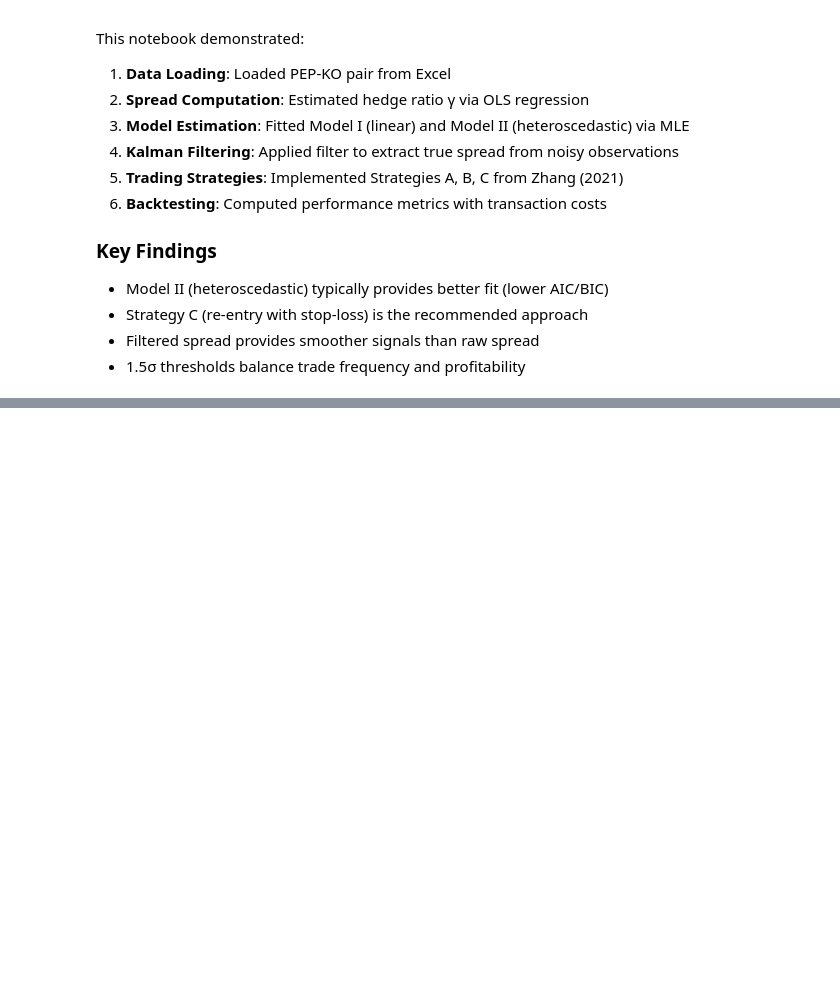
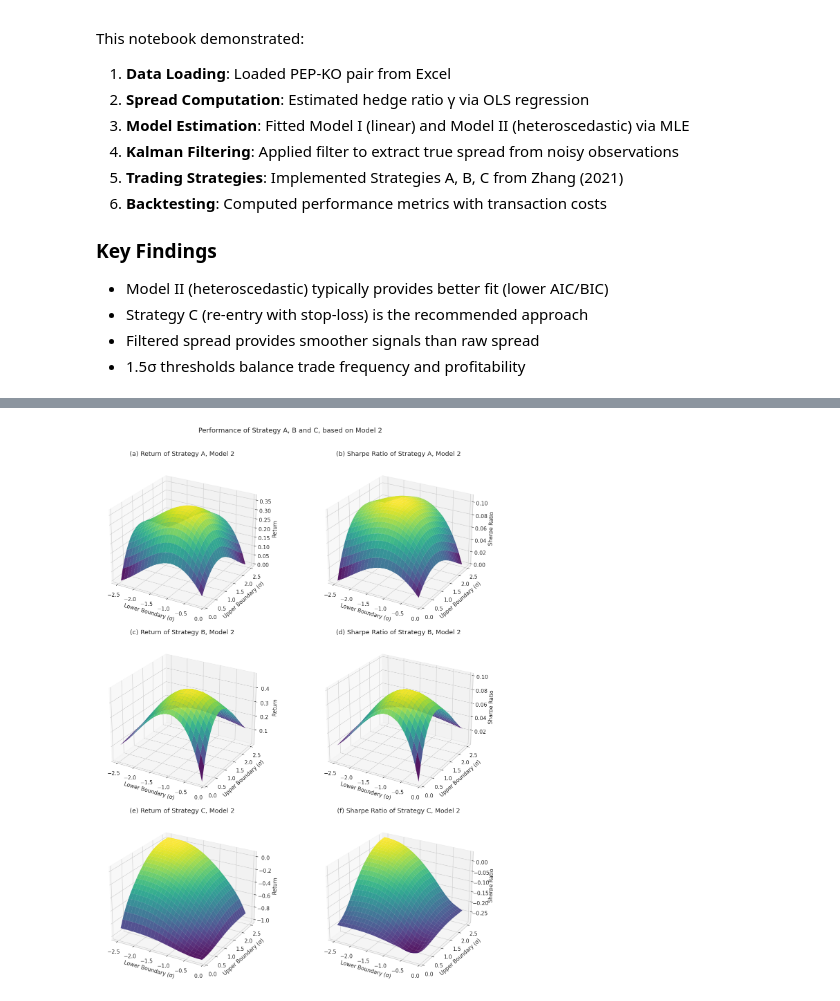
Before and after one commit to HUGO-ROCHA-MONDRAGON/PAIRS_TRADING_SSM, a Jupyter notebook: pairs-ssm/notebooks/01_pep_ko_analysis.ipynb, the cells around one changed output, grey strips where cells are left out. Cells and saved outputs as stored; diff of their text form; code cells hidden in the pictures; blank space fills up the shorter version.

```diff
--- a/pairs-ssm/notebooks/01_pep_ko_analysis.ipynb
+++ b/pairs-ssm/notebooks/01_pep_ko_analysis.ipynb
@@ -361,0 +597,39 @@ This notebook demonstrated:
+# %%
+# =============================================================================
+# 3D Surface Plots: CR and SR for all Models (Figures A1-A5 from paper)
+# =============================================================================
+from mpl_toolkits.mplot3d import Axes3D
+from pairs_ssm.optimization.table1 import simulate_paths, _grid_search_numba
+import matplotlib.pyplot as plt
+
+# Grid definition
+U_grid = np.arange(0.1, 2.55, 0.1)
+L_grid = np.arange(-2.5, -0.05, 0.1)
+tc = 20 / 10000 * 2  # 40bp round-trip
+
+# Meshgrid for plotting
+L_mesh, U_mesh = np.meshgrid(L_grid, U_grid)
+
+# Compute surfaces for all models (using N=2000 for speed)
+N_SURF = 2000
+surfaces = {}
+
+print("Computing CR/SR surfaces for all models...")
+for model in ['model1', 'model2', 'model3', 'model4', 'model5']:
+    print(f"  {model}...", end=" ", flush=True)
+    paths, means, stds = simulate_paths(model, N_SURF, 1000, seed=42)
+    C = means.mean()
+    sigma_avg = stds.mean()
+
+    surfaces[model] = {}
+    for strat_name, strat_id in [('A', 1), ('B', 2), ('C', 3)]:
+        CR_arr, SR_arr = _grid_search_numba(paths, C, sigma_avg, U_grid, L_grid, strat_id, tc)
+        CR_matrix = CR_arr.reshape(len(U_grid), len(L_grid))
+        SR_matrix = SR_arr.reshape(len(U_grid), len(L_grid))
+        # Replace -inf with nan for plotting
+        CR_matrix[CR_matrix == -np.inf] = np.nan
+        SR_matrix[SR_matrix == -np.inf] = np.nan
+        surfaces[model][strat_name] = {'CR': CR_matrix, 'SR': SR_matrix}
+    print("done")
+
+print("\n✅ All surfaces computed!")
@@ -361,0 +689,6 @@ This notebook demonstrated:
+# %%
+# Plot Model 2
+fig2 = plot_model_surfaces('Model 2', surfaces['model2'])
+plt.show()
+# %% [output]
+[figure, added]
```
Also changed, not shown: parts of 11 cells of this notebook, 9 other files.
